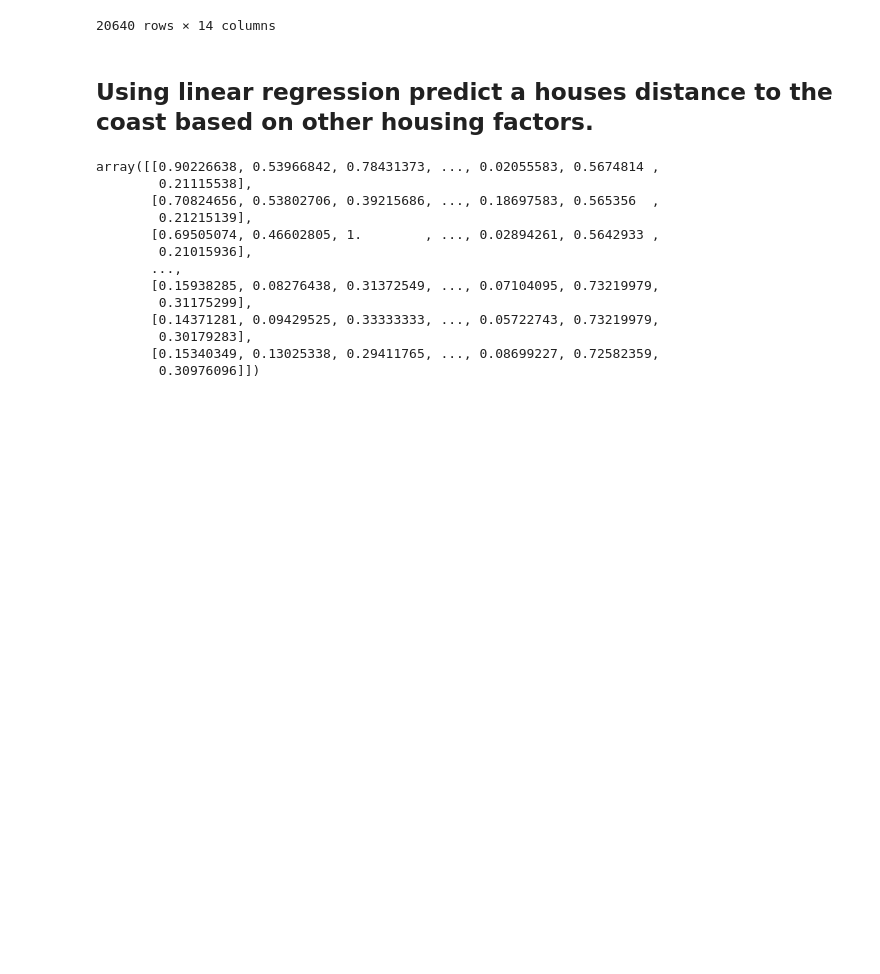
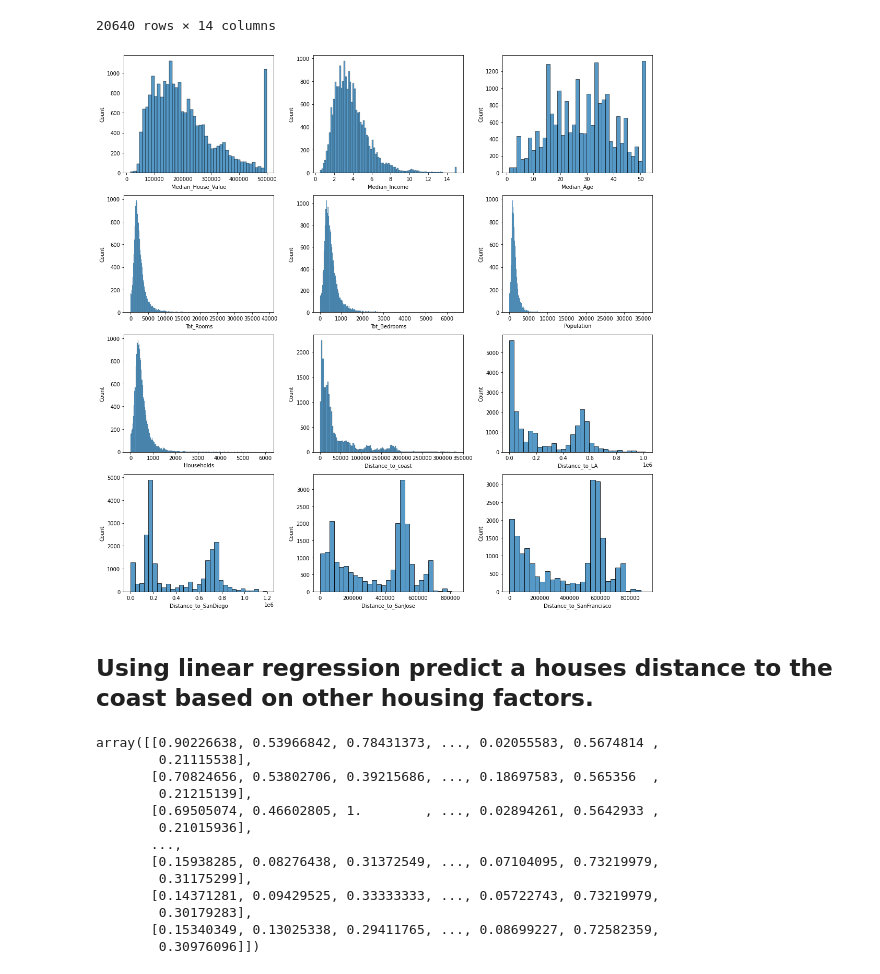
Before and after one commit to ENGRMike/CaliHousingPrices, a Jupyter notebook: HousingPrices_Regression.ipynb, the cells around one changed output. Drawn from its saved outputs; the diff is of its cells as text; code cells hidden in the pictures; blank space fills up the shorter version.

Commit message:
added plots

```diff
--- a/HousingPrices_Regression.ipynb
+++ b/HousingPrices_Regression.ipynb
@@ -30,3 +34,23 @@ df
+# %%
+fig, ax = plt.subplots(4, 3, figsize=[15,15])
+
+sns.histplot(data=df, x="Median_House_Value", ax=ax[0, 0])
+sns.histplot(data=df, x="Median_Income", ax=ax[0, 1])
+sns.histplot(data=df, x="Median_Age", ax=ax[0, 2])
+sns.histplot(data=df, x="Tot_Rooms", ax=ax[1, 0])
+sns.histplot(data=df, x="Tot_Bedrooms", ax=ax[1, 1])
+sns.histplot(data=df, x="Population", ax=ax[1, 2])
+sns.histplot(data=df, x="Households", ax=ax[2, 0])
+sns.histplot(data=df, x="Distance_to_coast", ax=ax[2, 1])
+sns.histplot(data=df, x="Distance_to_LA", ax=ax[2, 2])
+sns.histplot(data=df, x="Distance_to_SanDiego", ax=ax[3, 0])
+sns.histplot(data=df, x="Distance_to_SanJose", ax=ax[3, 1])
+sns.histplot(data=df, x="Distance_to_SanFrancisco", ax=ax[3, 2])
+
+fig.tight_layout()
+plt.show()
+# %% [output]
+[figure, added]
 # %% [markdown]
 ## Using linear regression predict a houses distance to the coast based on other housing factors.
 # %%
```
Also changed, not shown: parts of 2 cells of this notebook.
